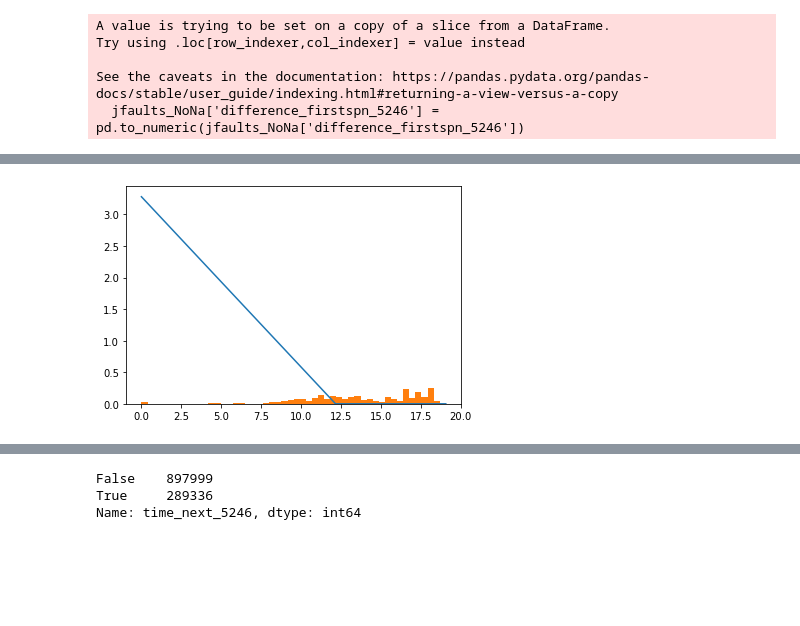
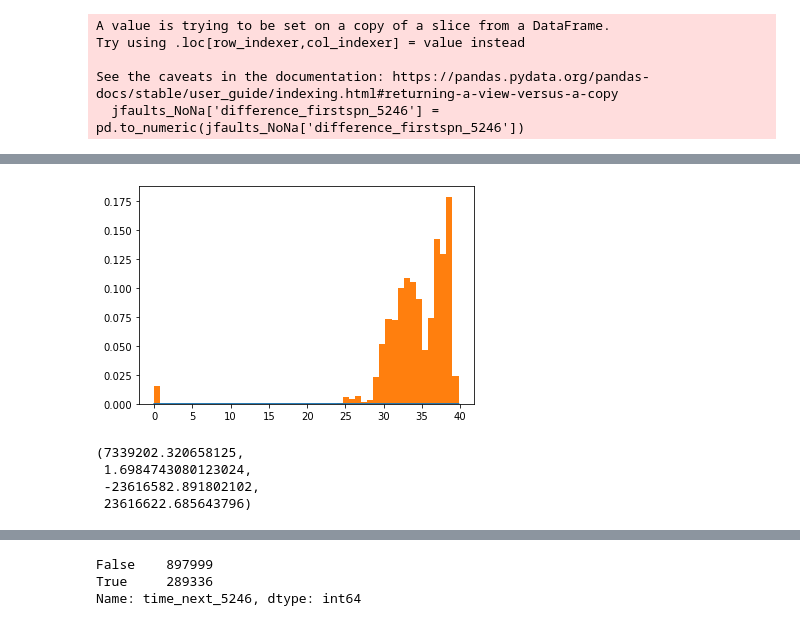
Before and after one commit to nss-data-science-cohort-5/big_g_express-roll_on_eighteen_wheelers, a Jupyter notebook: notebook.ipynb, the cells around one changed output, grey strips where cells are left out. Saved outputs shown, nothing was run; the diff lists cells and outputs as text; code cells hidden in the pictures; blank space fills up the shorter version.

```diff
--- a/notebook.ipynb
+++ b/notebook.ipynb
@@ -202,9 +199,9 @@ spn_1569 = jfaults_NoNa.loc[jfaults_NoNa.spn== 1569, :]
 x = np.linspace(0, spn_1569['difference_firstspn_5246'].max(), 1000)
 y = spn_1569['difference_firstspn_5246']
 logy = np.log(y + 1)
-dist = getattr(scipy.stats, 'gamma')
+dist = getattr(scipy.stats, 'beta')
 param = dist.fit(np.log(y + 1))
-pdf_fitted = dist.pdf(x, *param[:-2], loc=param[-2], scale=param[-1])*size
+pdf_fitted = dist.pdf(x, *param[:-2], loc=param[-2], scale=param[-1])
 plt.plot(np.log(x + 1), pdf_fitted)
 plt.hist(logy,
         bins = 50,
@@ -213 +211,8 @@ plt.hist(logy,
-[figure, old version]
+[figure, new version]
+# %%
+param
+# %% [output]
+(7339202.320658125,
+ 1.6984743080123024,
+ -23616582.891802102,
+ 23616622.685643796)
```
Also changed, not shown: parts of 13 cells of this notebook.
